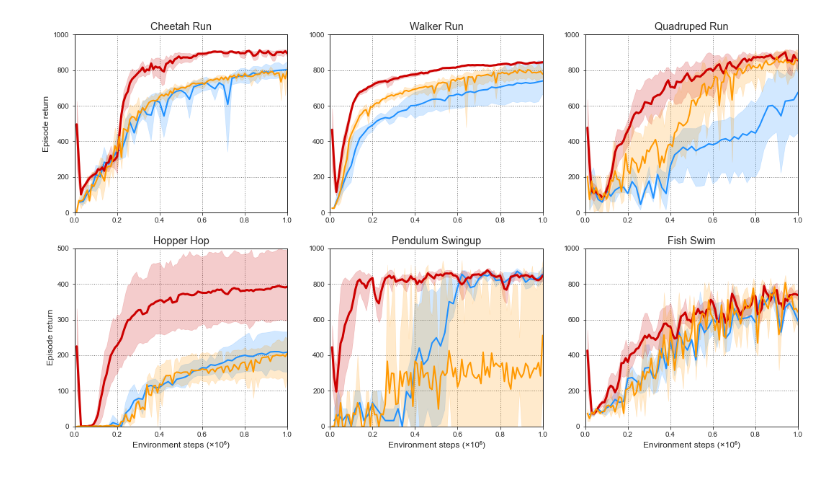
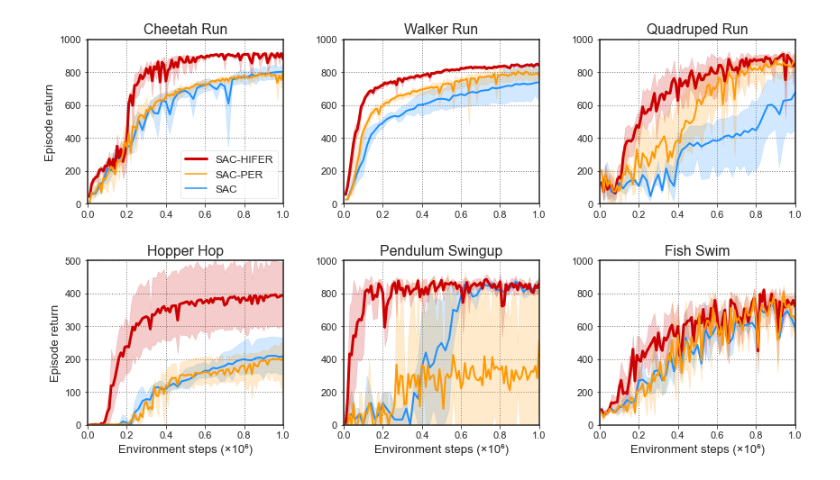
Before and after one commit to Arya87/Notes, a Jupyter notebook: group_picture.ipynb, the cells around one changed output. Cells and saved outputs as stored; diff of their text form; code cells hidden in the pictures.

```diff
--- a/group_picture.ipynb
+++ b/group_picture.ipynb
@@ -18,12 +18,12 @@ df_sac_pendulum = df_sac.query('env == "pendulum_swingup"')
 df_sac_hopper = df_sac.query('env == "hopper_hop"')
 
 
-df_cheetah = pd.read_csv('./human/cheetah-run/eval-smooth.csv')
-df_walker = pd.read_csv('./human/walker-run/eval-smooth.csv')
-df_quadruped = pd.read_csv('./human/quadruped-run/eval-smooth.csv')
-df_fish = pd.read_csv('./human/fish-swim/eval-smooth.csv')
-df_hopper = pd.read_csv('./human/hopper-hop/eval-smooth.csv')
-df_pendulum = pd.read_csv('./human/pendulum-swingup/eval-smooth.csv')
+df_cheetah = pd.read_csv('./human/cheetah-run/eval.csv')
+df_walker = pd.read_csv('./human/walker-run/eval.csv')
+df_quadruped = pd.read_csv('./human/quadruped-run/eval.csv')
+df_fish = pd.read_csv('./human/fish-swim/eval.csv')
+df_hopper = pd.read_csv('./human/hopper-hop/eval.csv')
+df_pendulum = pd.read_csv('./human/pendulum-swingup/eval.csv')
 
 df_per_cheetah = pd.read_csv('./SAC_PER/cheetah-run/eval.csv')
 df_per_walker = pd.read_csv('./SAC_PER/walker-run/eval.csv')
@@ -33,17 +33,20 @@ df_per_hopper = pd.read_csv('./SAC_PER/hopper-hop/eval.csv')
 df_per_pendulum = pd.read_csv('./SAC_PER/pendulum-swingup/eval.csv')
 # %%
 # 大画布尺寸 长：18，高：10
-f = plt.figure(figsize=(18, 10))
+f = plt.figure(figsize=(12, 7))
+plt.rcParams.update({'font.size': 11})
+
 
 # 调色盘
 enmax_palette = ["#CC0000", "#FF9900", "#00CD00", "#1e90ff"]
 color_codes_wanted = ['red', 'orange', 'green', 'blue']
 c = lambda x: enmax_palette[color_codes_wanted.index(x)]
-sns.set_style("ticks",{"axes.facecolor":'#FFFFFF'})
+# sns.set_style("ticks",{"axes.facecolor":'#FFFFFF'})
 
 # 子画布（第一个）
 # 参数1：子位图总行数 参数2：子位图总列数  参数3：子位图所在位置
 f.add_subplot(231)
+sns.set_style("ticks",{"axes.facecolor":'#FFFFFF',"axes.linewidth": 5})
 plt.grid(b=True, ls=':', color='grey', lw=1)
 plt.title('Cheetah Run')
 plt.xlabel(' ')
@@ -55,9 +58,22 @@ sns.lineplot(x="step", y="episode_reward", color=c("red"), lw=3, data=df_cheetah
 sns.lineplot(x="step", y="episode_reward", color=c("orange"), lw=2, data=df_per_cheetah)
 ax.xaxis.set_major_formatter(ticker.FuncFormatter(lambda x, pos: '{:,.1f}'.format(x/1000000)))
 
+plt.plot([], [], color=c("red"), label='SAC-HIFER', lw=3)
+plt.plot([], [], color=c("orange"), label='SAC-PER')
+plt.plot([], [], color=c("blue"), label='SAC')
+# 自定义图例
+plt.legend(loc='lower right', frameon=True, fontsize=12)
+
+
+
+# 加粗外框线
+for spine in ax.spines.values():
+    spine.set_linewidth(1.5)
+
 
 # 子画布（2行3列第2个）
 f.add_subplot(232)
+sns.set_style("ticks",{"axes.facecolor":'#FFFFFF',"axes.linewidth": 5})
 plt.grid(b=True, ls=':', color='grey', lw=1)
 plt.title('Walker Run')
 plt.xlabel(' ')
@@ -68,10 +84,14 @@ ax = sns.lineplot(x="step", y="episode_reward", color=c("blue"), lw=2, data=df_s
 sns.lineplot(x="step", y="episode_reward", color=c("red"), lw=3, data=df_walker)
 sns.lineplot(x="step", y="episode_reward", color=c("orange"), lw=2, data=df_per_walker)
 ax.xaxis.set_major_formatter(ticker.FuncFormatter(lambda x, pos: '{:,.1f}'.format(x/1000000)))
+# 加粗外框线
+for spine in ax.spines.values():
+    spine.set_linewidth(1.5)
 
 
 # 子画布（2行3列第3个）
 f.add_subplot(233)
+sns.set_style("ticks",{"axes.facecolor":'#FFFFFF',"axes.linewidth": 5})
 plt.grid(b=True, ls=':', color='grey', lw=1)
 plt.title('Quadruped Run')
 plt.xlabel(' ')
@@ -82,10 +102,14 @@ ax = sns.lineplot(x="step", y="episode_reward", color=c("blue"), lw=2, data=df_s
 sns.lineplot(x="step", y="episode_reward", color=c("red"), lw=3, data=df_quadruped)
 sns.lineplot(x="step", y="episode_reward", color=c("orange"), lw=2, data=df_per_quadruped)
 ax.xaxis.set_major_formatter(ticker.FuncFormatter(lambda x, pos: '{:,.1f}'.format(x/1000000)))
+# 加粗外框线
+for spine in ax.spines.values():
+    spine.set_linewidth(1.5)
 
 
 # 子画布（2行3列第4个）
 f.add_subplot(234)
+sns.set_style("ticks",{"axes.facecolor":'#FFFFFF',"axes.linewidth": 5})
 plt.grid(b=True, ls=':', color='grey', lw=1)
 plt.title('Hopper Hop')
 plt.xlabel('Environment steps (×10⁶)')
@@ -96,40 +120,51 @@ ax = sns.lineplot(x="step", y="episode_reward", color=c("blue"), lw=2, data=df_s
 sns.lineplot(x="step", y="episode_reward", color=c("red"), lw=3, data=df_hopper)
 sns.lineplot(x="step", y="episode_reward", color=c("orange"), lw=2, data=df_per_hopper)
 ax.xaxis.set_major_formatter(ticker.FuncFormatter(lambda x, pos: '{:,.1f}'.format(x/1000000)))
+# 加粗外框线
+for spine in ax.spines.values():
+    spine.set_linewidth(1.5)
 
 
 # 子画布（2行3列第5个）
 f.add_subplot(235)
+sns.set_style("ticks",{"axes.facecolor":'#FFFFFF',"axes.linewidth": 5})
 plt.grid(b=True, ls=':', color='grey', lw=1)
 plt.title('Pendulum Swingup')
 plt.xlabel('Environment steps (×10⁶)')
 plt.ylabel(' ')
 plt.xlim(0,1000000)
 plt.ylim(0,1000)
 ax = sns.lineplot(x="step", y="episode_reward", color=c("blue"), lw=2, data=df_sac_pendulum)
 sns.lineplot(x="step", y="episode_reward", color=c("red"), lw=3, data=df_pendulum)
 sns.lineplot(x="step", y="episode_reward", color=c("orange"), lw=2, data=df_per_pendulum)
 ax.xaxis.set_major_formatter(ticker.FuncFormatter(lambda x, pos: '{:,.1f}'.format(x/1000000)))
+# 加粗外框线
+for spine in ax.spines.values():
+    spine.set_linewidth(1.5)
 
 
 # 子画布（2行3列第6个）
 f.add_subplot(236)
+sns.set_style("ticks",{"axes.facecolor":'#FFFFFF',"axes.linewidth": 5})
 plt.grid(b=True, ls=':', color='grey', lw=1)
 plt.title('Fish Swim')
 plt.xlabel('Environment steps (×10⁶)')
 plt.ylabel(' ')
 plt.xlim(0,1000000)
 plt.ylim(0,1000)
 ax = sns.lineplot(x="step", y="episode_reward", color=c("blue"), lw=2, data=df_sac_fish)
 sns.lineplot(x="step", y="episode_reward", color=c("red"), lw=3, data=df_fish)
 sns.lineplot(x="step", y="episode_reward", color=c("orange"), lw=2, data=df_per_fish)
 ax.xaxis.set_major_formatter(ticker.FuncFormatter(lambda x, pos: '{:,.1f}'.format(x/1000000)))
+# 加粗外框线
+for spine in ax.spines.values():
+    spine.set_linewidth(1.5)
 
 # 子图间隔
-plt.subplots_adjust(wspace=0.2, hspace=0.2)
+plt.tight_layout()
 plt.show()
 # %% [output]
-[figure, old version]
+[figure, new version]
 # %%
 # 另存为图片，DPI分辨率
 figure = ax.get_figure()
```
Also changed, not shown: parts of 1 cell of this notebook.
